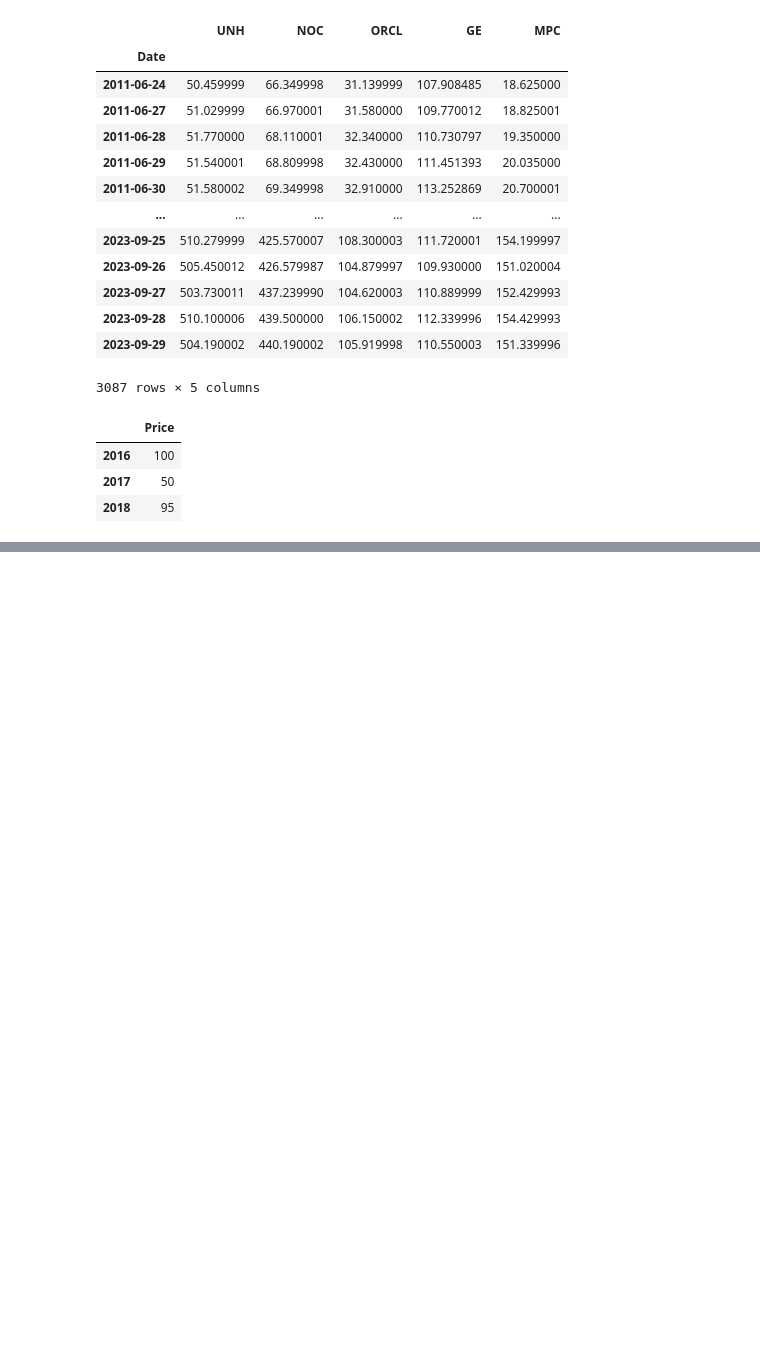
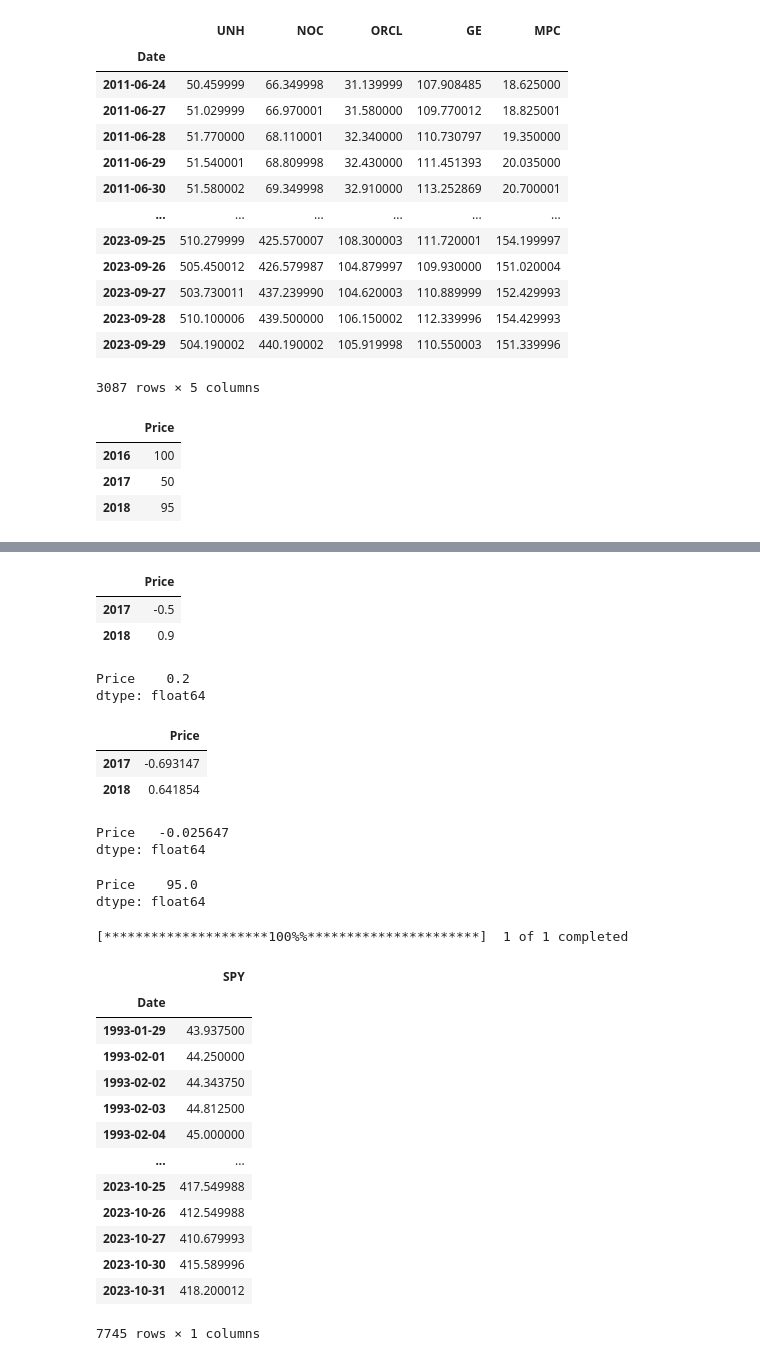
Before and after one commit to SouCode/RoboTrader, a Jupyter notebook: InMoneyTutorial2.ipynb, the cells around one changed output, grey strips where cells are left out. Cells and saved outputs as stored; diff of their text form; code cells hidden in the pictures; blank space fills up the shorter version.

```diff
--- a/InMoneyTutorial2.ipynb
+++ b/InMoneyTutorial2.ipynb
@@ -248,0 +192,50 @@ plt.show()
+# %%
+simplereturns=df.pct_change().dropna()
+simplereturns
+# %% [output]
+|  | Price |
+| 2017 | -0.5 |
+| 2018 | 0.9 |
+# %%
+simplereturns.mean()
+# %% [output]
+Price    0.2
+dtype: float64
+# %%
+logreturns = np.log(df/df.shift(1)).dropna()
+logreturns
+# %% [output]
+|  | Price |
+| 2017 | -0.693147 |
+| 2018 | 0.641854 |
+# %%
+logreturns.mean()
+# %% [output]
+Price   -0.025647
+dtype: float64
+# %%
+100*np.exp(logreturns.mean()*2)
+# %% [output]
+Price    95.0
+dtype: float64
+# %%
+SPY = yf.download('SPY')
+spy = SPY[['Close']].copy()  # Ensure it's a DataFrame with a single column
+spy.rename(columns={'Close': 'SPY'}, inplace=True)
+spy
+# %% [output]
+[*********************100%%**********************]  1 of 1 completed
+|  | SPY |
+| Date |  |
+| 1993-01-29 | 43.937500 |
+| 1993-02-01 | 44.250000 |
+| 1993-02-02 | 44.343750 |
+| 1993-02-03 | 44.812500 |
+| 1993-02-04 | 45.000000 |
+| ... | ... |
+| 2023-10-25 | 417.549988 |
+| 2023-10-26 | 412.549988 |
+| 2023-10-27 | 410.679993 |
+| 2023-10-30 | 415.589996 |
+| 2023-10-31 | 418.200012 |
+7745 rows × 1 columns
```
Also changed, not shown: parts of 17 cells of this notebook.
